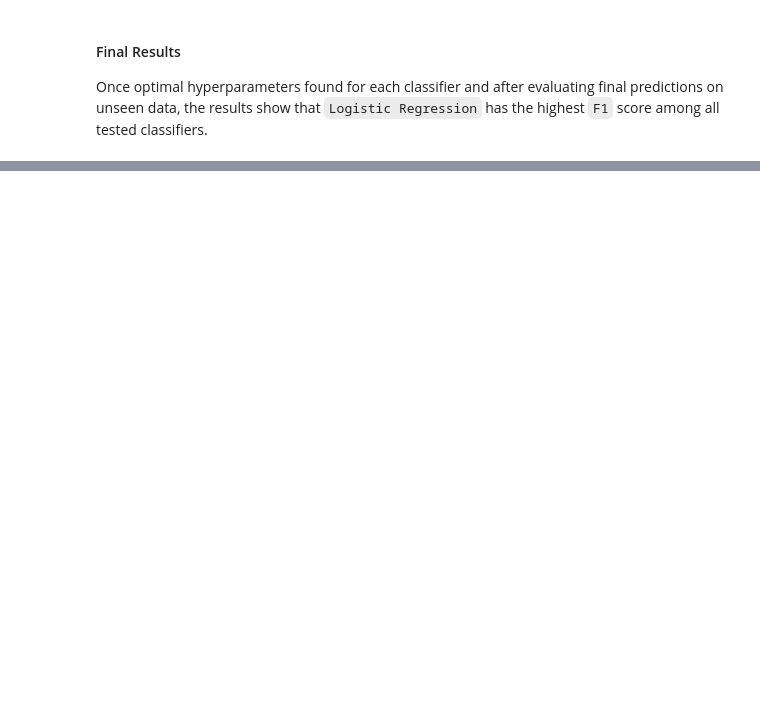
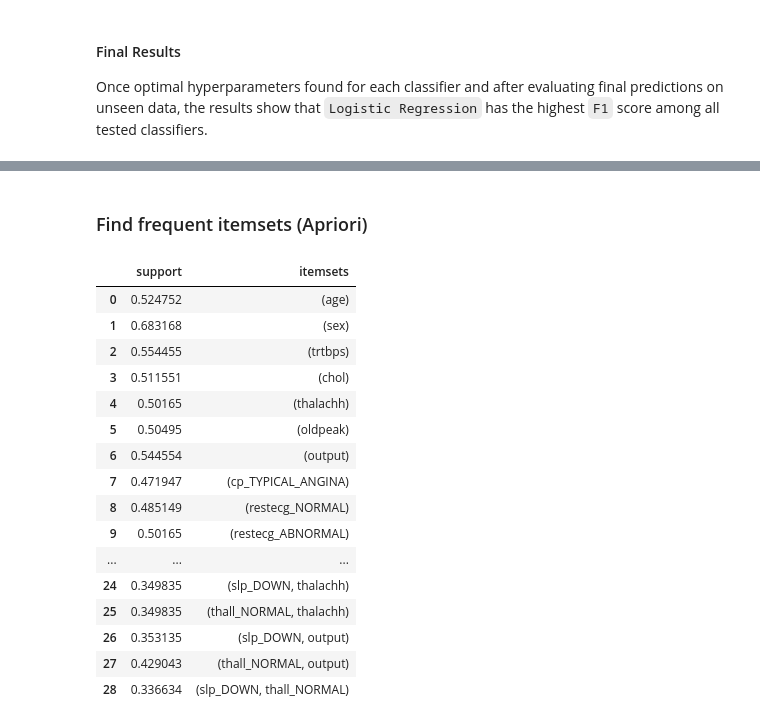
Before and after one commit to marbrex/tiw-data-analysis-project, a Jupyter notebook: heart-attack-prediction-and-analysis.ipynb, the cells around one changed output, grey strips where cells are left out. Drawn from its saved outputs; the diff is of its cells as text; code cells hidden in the pictures; blank space fills up the shorter version.

```diff
--- a/heart-attack-prediction-and-analysis.ipynb
+++ b/heart-attack-prediction-and-analysis.ipynb
@@ -1060,0 +1139,25 @@ Once optimal hyperparameters found for each classifier and after evaluating fina
+# %% [markdown]
+<a name="association-analysis-find-frequent-itemsets-apriori"></a>
+### Find frequent itemsets (Apriori)
+# %%
+freq_itemsets = apriori(df_encoded, min_support=0.33, use_colnames=True)
+
+display(freq_itemsets)
+# %% [output]
+|  | support | itemsets |
+| 0 | 0.524752 | (age) |
+| 1 | 0.683168 | (sex) |
+| 2 | 0.554455 | (trtbps) |
+| 3 | 0.511551 | (chol) |
+| 4 | 0.50165 | (thalachh) |
+| 5 | 0.50495 | (oldpeak) |
+| 6 | 0.544554 | (output) |
+| 7 | 0.471947 | (cp_TYPICAL_ANGINA) |
+| 8 | 0.485149 | (restecg_NORMAL) |
+| 9 | 0.50165 | (restecg_ABNORMAL) |
+| ... | ... | ... |
+| 24 | 0.349835 | (slp_DOWN, thalachh) |
+| 25 | 0.349835 | (thall_NORMAL, thalachh) |
+| 26 | 0.353135 | (slp_DOWN, output) |
+| 27 | 0.429043 | (thall_NORMAL, output) |
+| 28 | 0.336634 | (slp_DOWN, thall_NORMAL) |
```
Also changed, not shown: parts of 13 cells of this notebook.
